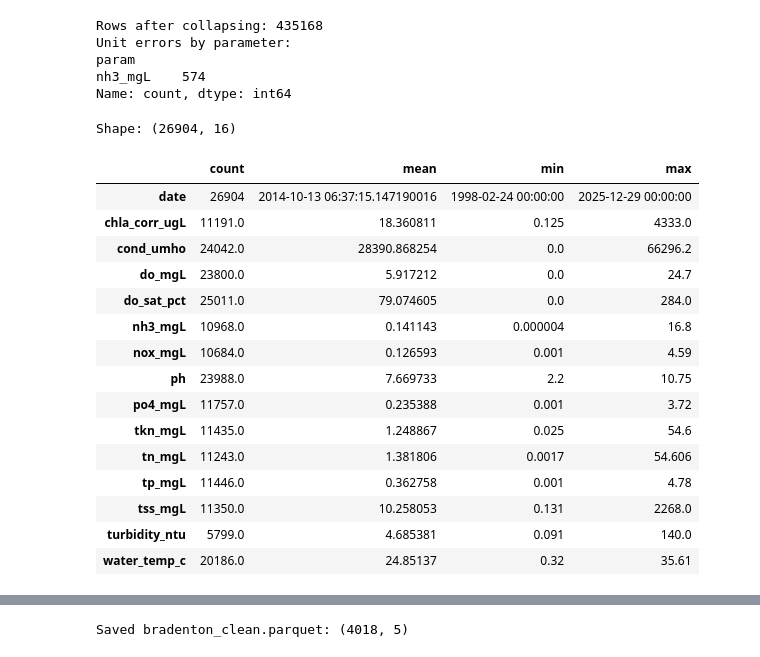
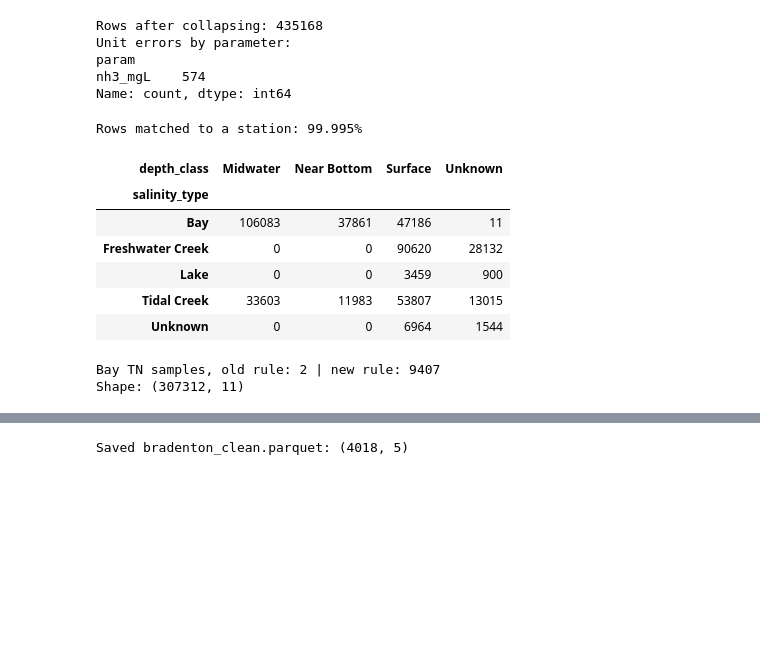
Before and after one commit to Break-Through-Tech/Biointerphase-1B-forecasting-harmful-algal-bloom-risk, a Jupyter notebook: notebooks/02_data_processing.ipynb, the cells around one changed output, grey strips where cells are left out. Cells and saved outputs as stored; diff of their text form; code cells hidden in the pictures; blank space fills up the shorter version.

```diff
--- a/notebooks/02_data_processing.ipynb
+++ b/notebooks/02_data_processing.ipynb
@@ -275,7 +286,7 @@ Water temp (C) min / max: 0.3200000000000003 37.199999999999996
 # %%
 # 4. One value per station x date x parameter x depth class
 nutr['depth_class'] = nutr['RelativeDepth'].fillna('Unknown')
-key = ['Actual_StationID', 'date', 'param', 'depth_class']
+key = ['DataSource', 'Actual_StationID', 'date', 'param', 'depth_class']
 
 nutr_long = nutr.groupby(key).agg(
     value_min=('value', 'min'),
@@ -290,6 +301,7 @@ nutr_long['unit_error'] = (nutr_long['value_min'] > 0) & (nutr_long['value_max']
 
 # Keep the smaller value for unit errors, otherwise the median
 nutr_long['value'] = np.where(nutr_long['unit_error'], nutr_long['value_min'], nutr_long['value_median'])
+nutr_long = nutr_long.rename(columns={'DataSource': 'data_source', 'Actual_StationID': 'station_id'})
 
 print('Rows after collapsing:', len(nutr_long))
 print('Unit errors by parameter:')
@@ -300,33 +312,44 @@ Unit errors by parameter:
 param
 nh3_mgL    574
 Name: count, dtype: int64
-# %%
-# 5. Pivot to wide: one row per station x date, surface samples only
-#    (the coastal creek stations have no depth class, so 'Unknown' is kept too)
-surface = nutr_long[nutr_long['depth_class'].isin(['Surface', 'Unknown'])]
-
-nutr_wide = surface.pivot_table(index=['Actual_StationID', 'date'], columns='param', values='value', aggfunc='mean')
-nutr_wide = nutr_wide.reset_index().rename(columns={'Actual_StationID': 'station_id'})
-nutr_wide.columns.name = None
-
-print('Shape:', nutr_wide.shape)
-nutr_wide.describe().T[['count', 'mean', 'min', 'max']]
-# %% [output]
-Shape: (26904, 16)
-|  | count | mean | min | max |
-| date | 26904 | 2014-10-13 06:37:15.147190016 | 1998-02-24 00:00:00 | 2025-12-29 00:00:00 |
-| chla_corr_ugL | 11191.0 | 18.360811 | 0.125 | 4333.0 |
-| cond_umho | 24042.0 | 28390.868254 | 0.0 | 66296.2 |
-| do_mgL | 23800.0 | 5.917212 | 0.0 | 24.7 |
-| do_sat_pct | 25011.0 | 79.074605 | 0.0 | 284.0 |
-| nh3_mgL | 10968.0 | 0.141143 | 0.000004 | 16.8 |
-| nox_mgL | 10684.0 | 0.126593 | 0.001 | 4.59 |
-| ph | 23988.0 | 7.669733 | 2.2 | 10.75 |
-| po4_mgL | 11757.0 | 0.235388 | 0.001 | 3.72 |
-| tkn_mgL | 11435.0 | 1.248867 | 0.025 | 54.6 |
-| tn_mgL | 11243.0 | 1.381806 | 0.0017 | 54.606 |
-| tp_mgL | 11446.0 | 0.362758 | 0.001 | 4.78 |
-| tss_mgL | 11350.0 | 10.258053 | 0.131 | 2268.0 |
-| turbidity_ntu | 5799.0 | 4.685381 | 0.091 | 140.0 |
-| water_temp_c | 20186.0 | 24.85137 | 0.32 | 35.61 |
+# %%
+# 5. Station coordinates and salinity type (Sarasota Water Atlas station list)
+stations = pd.read_csv(os.path.join(DATA, 'water_atlas_stations.csv'), dtype={'station_id': str})
+stations['station_id'] = stations['station_id'].str.strip()
+stations['salinity_type'] = stations['salinity_type'].fillna('Unknown')
+
+nutr_long['station_id'] = nutr_long['station_id'].astype(str).str.strip()
+nutr_long = nutr_long.merge(stations[['data_source', 'station_id', 'latitude', 'longitude', 'salinity_type']],
+                            on=['data_source', 'station_id'], how='left')
+print(f"Rows matched to a station: {nutr_long['latitude'].notna().mean():.3%}")
+nutr_long['salinity_type'] = nutr_long['salinity_type'].fillna('Unknown')
+
+# Which depth classes each salinity type uses (Bay lab samples are Midwater only)
+pd.crosstab(nutr_long['salinity_type'], nutr_long['depth_class'])
+# %% [output]
+Rows matched to a station: 99.995%
+| depth_class | Midwater | Near Bottom | Surface | Unknown |
+| salinity_type |  |  |  |  |
+| Bay | 106083 | 37861 | 47186 | 11 |
+| Freshwater Creek | 0 | 0 | 90620 | 28132 |
+| Lake | 0 | 0 | 3459 | 900 |
+| Tidal Creek | 33603 | 11983 | 53807 | 13015 |
+| Unknown | 0 | 0 | 6964 | 1544 |
+# %%
+# 6. One value per station x date x parameter: Surface, then Unknown, then Midwater (never Near Bottom)
+depth_rank = {'Surface': 0, 'Unknown': 1, 'Midwater': 2}
+nutr_clean = nutr_long[nutr_long['depth_class'].isin(depth_rank)].copy()
+nutr_clean['depth_rank'] = nutr_clean['depth_class'].map(depth_rank)
+nutr_clean = nutr_clean.sort_values('depth_rank').drop_duplicates(['station_id', 'date', 'param'], keep='first')
+nutr_clean = nutr_clean[['data_source', 'station_id', 'date', 'param', 'value', 'depth_class', 'below_detect',
+                         'unit_error', 'latitude', 'longitude', 'salinity_type']].sort_values(['date', 'station_id'])
+
+# The old Surface / Unknown filter kept almost no Bay lab samples
+old_rule = nutr_clean['depth_class'].isin(['Surface', 'Unknown'])
+print('Bay TN samples, old rule:', ((nutr_clean['salinity_type'] == 'Bay') & (nutr_clean['param'] == 'tn_mgL') & old_rule).sum(),
+      '| new rule:', ((nutr_clean['salinity_type'] == 'Bay') & (nutr_clean['param'] == 'tn_mgL')).sum())
+print('Shape:', nutr_clean.shape)
+# %% [output]
+Bay TN samples, old rule: 2 | new rule: 9407
+Shape: (307312, 11)
 # %%
```
Also changed, not shown: parts of 35 cells of this notebook, 7 other files.
